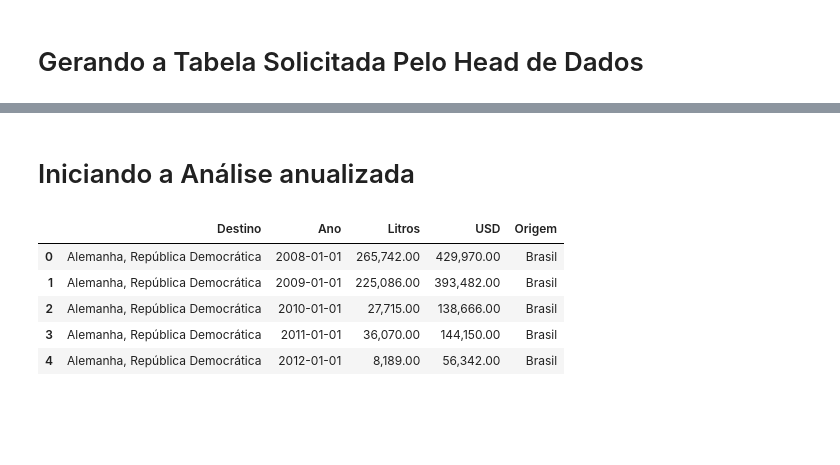
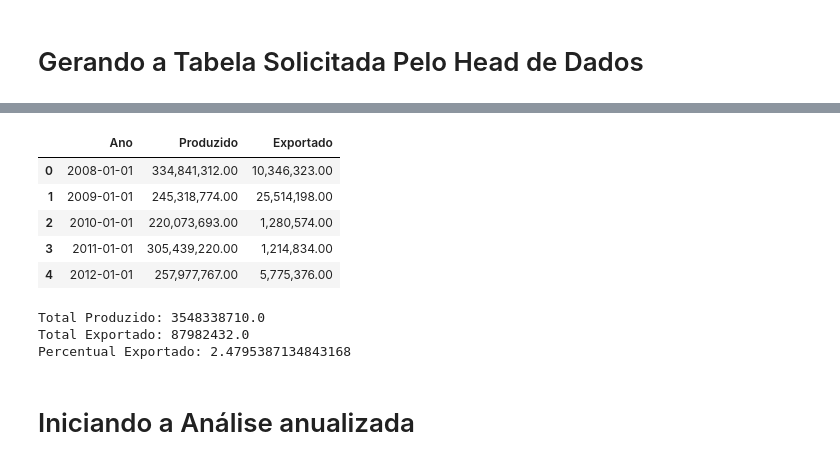
Before and after one commit to alexandre-guerra/Exportacao, a Jupyter notebook: AnaliseExportacao.ipynb, the cells around one changed output, grey strips where cells are left out. Drawn from its saved outputs; the diff is of its cells as text; code cells hidden in the pictures; blank space fills up the shorter version.

```diff
--- a/AnaliseExportacao.ipynb
+++ b/AnaliseExportacao.ipynb
@@ -190,0 +161,13 @@ top10_usd
+# %%
+df_producao_exportacao = pd.read_excel('./ProducaoExportacao.xlsx')
+df_producao_exportacao['Ano'] = pd.to_datetime(df_producao_exportacao['Ano'], format='%Y')
+df_producao_exportacao['Produzido'] = df_producao_exportacao['Produzido'].astype(float)
+df_producao_exportacao['Exportado'] = df_producao_exportacao['Exportado'].astype(float)
+df_producao_exportacao.head()
+# %% [output]
+|  | Ano | Produzido | Exportado |
+| 0 | 2008-01-01 | 334,841,312.00 | 10,346,323.00 |
+| 1 | 2009-01-01 | 245,318,774.00 | 25,514,198.00 |
+| 2 | 2010-01-01 | 220,073,693.00 | 1,280,574.00 |
+| 3 | 2011-01-01 | 305,439,220.00 | 1,214,834.00 |
+| 4 | 2012-01-01 | 257,977,767.00 | 5,775,376.00 |
@@ -191,11 +177,14 @@ top10_usd
+# %%
+total_produzido = df_producao_exportacao['Produzido'].sum()
+total_exportado = df_producao_exportacao['Exportado'].sum()
+percentual_exportado= (total_exportado/total_produzido) * 100
+
+print(f"Total Produzido: {total_produzido}")
+print(f"Total Exportado: {total_exportado}")
+print(f"Percentual Exportado: {percentual_exportado}")
+# %% [output]
+Total Produzido: 3548338710.0
+Total Exportado: 87982432.0
+Percentual Exportado: 2.4795387134843168
 # %% [markdown]
 # Iniciando a Análise anualizada
-# %%
-df_exportacao.head()
-# %% [output]
-|  | Destino | Ano | Litros | USD | Origem |
-| 0 | Alemanha, República Democrática | 2008-01-01 | 265,742.00 | 429,970.00 | Brasil |
-| 1 | Alemanha, República Democrática | 2009-01-01 | 225,086.00 | 393,482.00 | Brasil |
-| 2 | Alemanha, República Democrática | 2010-01-01 | 27,715.00 | 138,666.00 | Brasil |
-| 3 | Alemanha, República Democrática | 2011-01-01 | 36,070.00 | 144,150.00 | Brasil |
-| 4 | Alemanha, República Democrática | 2012-01-01 | 8,189.00 | 56,342.00 | Brasil |
```
Also changed, not shown: parts of 31 cells of this notebook, 11 other files.
